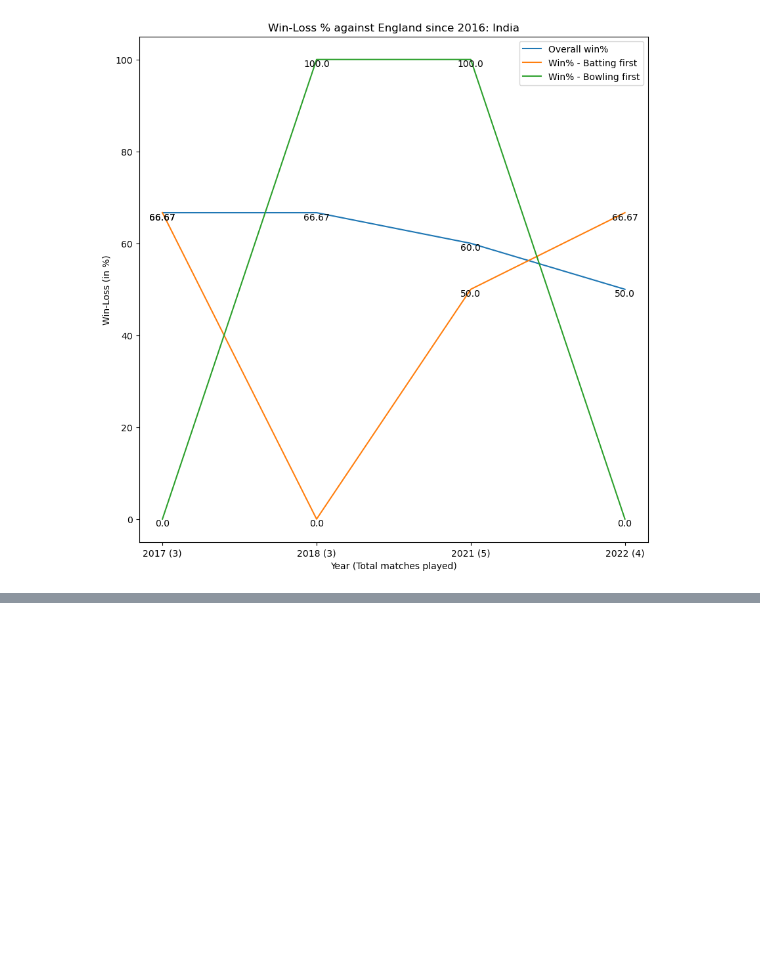
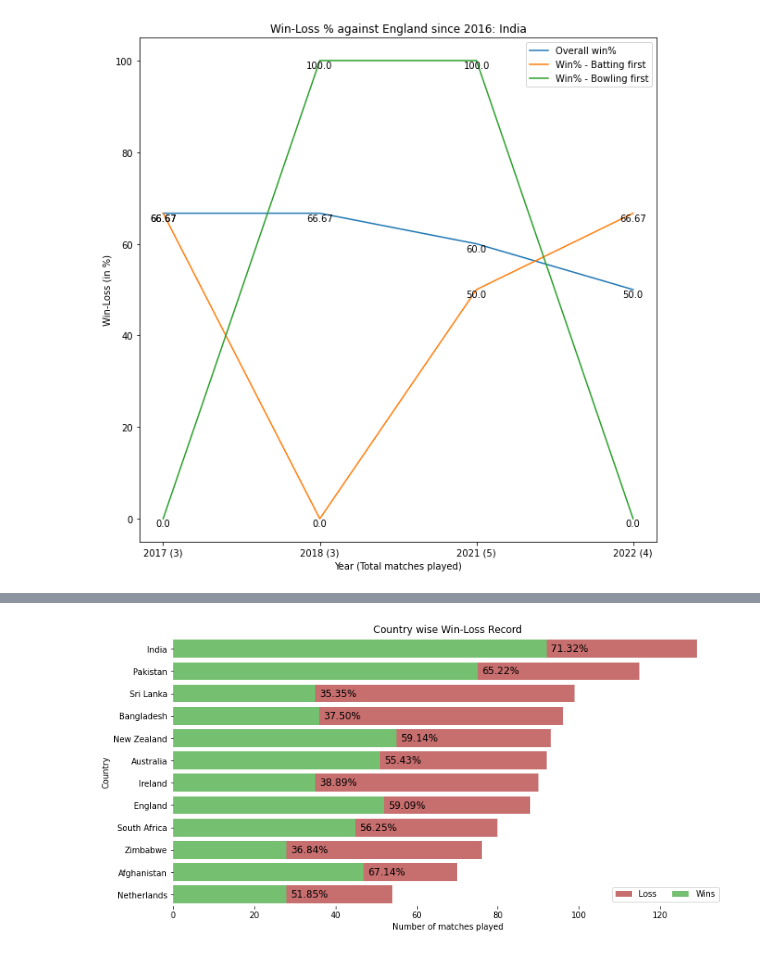
Before and after one commit to jvolheim/ECE-143, a Jupyter notebook: DataVisualization/ECE143_Group_15.ipynb, the cells around one changed output, grey strips where cells are left out. Saved outputs shown, nothing was run; the diff lists cells and outputs as text; code cells hidden in the pictures; blank space fills up the shorter version.

```diff
--- a/DataVisualization/ECE143_Group_15.ipynb
+++ b/DataVisualization/ECE143_Group_15.ipynb
@@ -52,0 +57,4 @@ make_plots_1(database, "India")
+# %%
+winloss(database)
+# %% [output]
+[figure, added]
```
Also changed, not shown: parts of 9 cells of this notebook, 1 other file.
